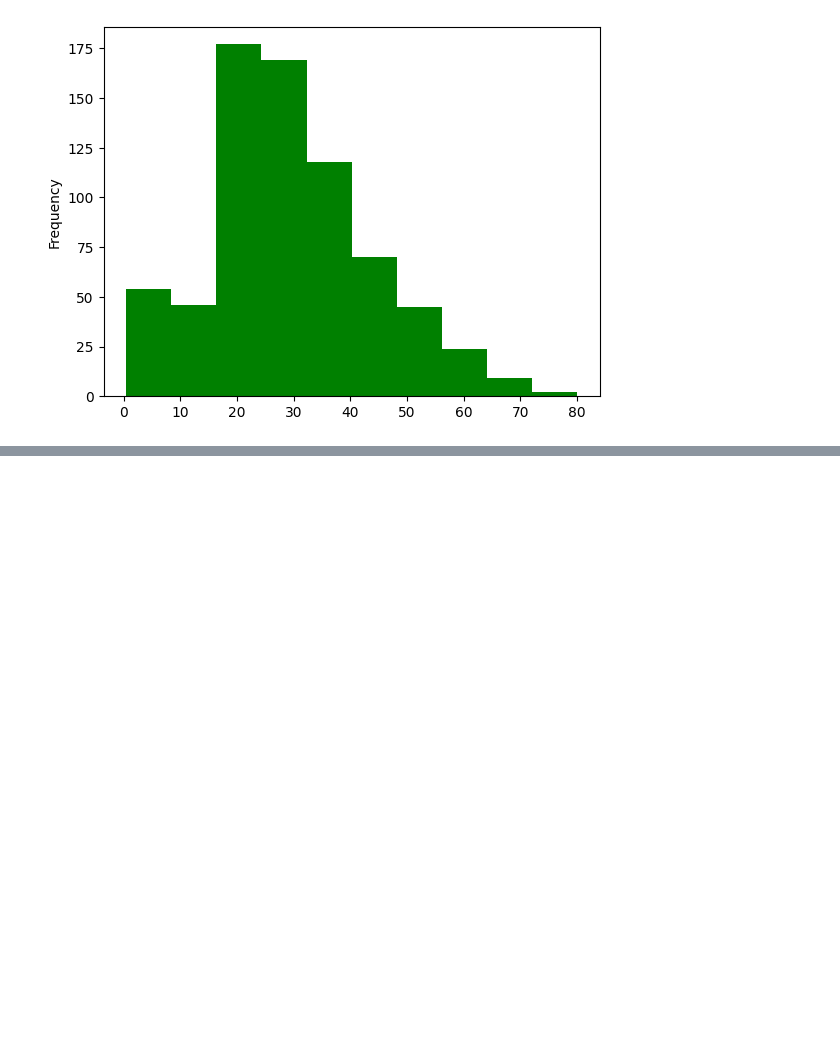
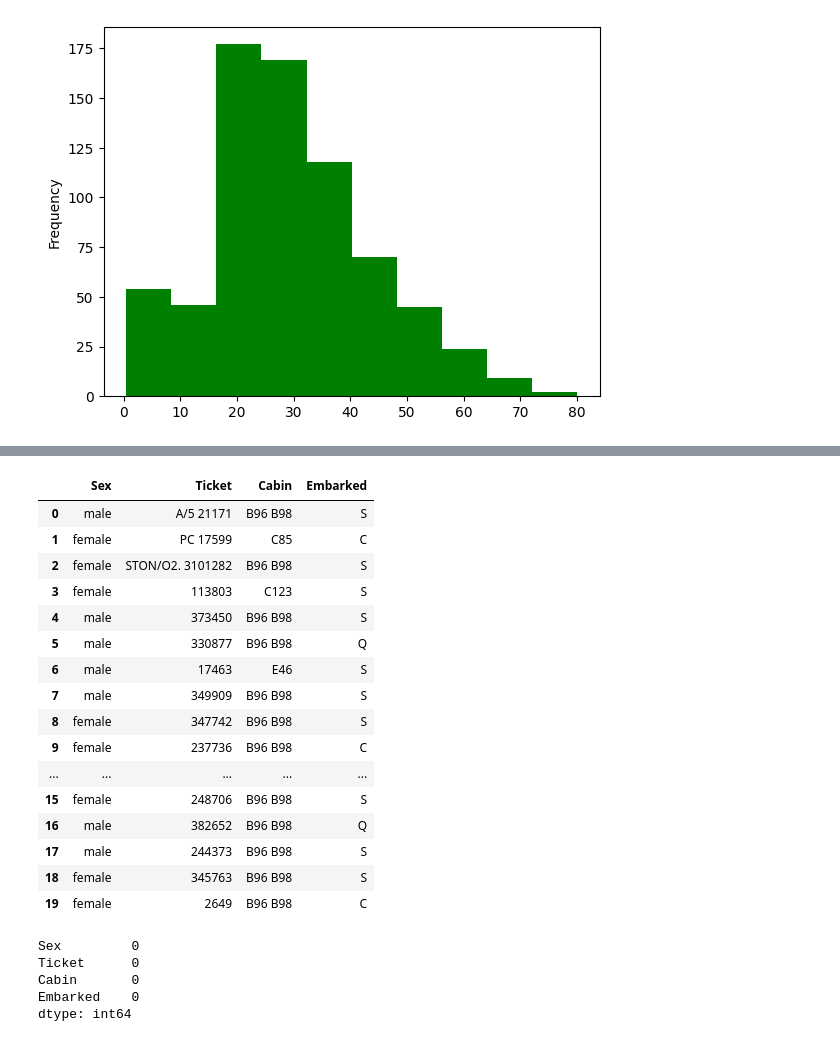
Before and after one commit to pabrokim/titanic, a Jupyter notebook: titanic.ipynb, the cells around one changed output, grey strips where cells are left out. Saved outputs shown, nothing was run; the diff lists cells and outputs as text; code cells hidden in the pictures; blank space fills up the shorter version.

```diff
--- a/titanic.ipynb
+++ b/titanic.ipynb
@@ -117,0 +127,31 @@ plt.title('Distribution with KDE Curve');
+# %%
+#fill missing values in categorical variables
+cat_cols['Cabin']= cat_cols['Cabin'].fillna(cat_cols['Cabin'].mode()[0])
+cat_cols['Embarked'] = cat_cols['Embarked'].fillna(cat_cols['Embarked'].mode()[0])
+cat_cols.head(20)
+# %% [output]
+|  | Sex | Ticket | Cabin | Embarked |
+| 0 | male | A/5 21171 | B96 B98 | S |
+| 1 | female | PC 17599 | C85 | C |
+| 2 | female | STON/O2. 3101282 | B96 B98 | S |
+| 3 | female | 113803 | C123 | S |
+| 4 | male | 373450 | B96 B98 | S |
+| 5 | male | 330877 | B96 B98 | Q |
+| 6 | male | 17463 | E46 | S |
+| 7 | male | 349909 | B96 B98 | S |
+| 8 | female | 347742 | B96 B98 | S |
+| 9 | female | 237736 | B96 B98 | C |
+| ... | ... | ... | ... | ... |
+| 15 | female | 248706 | B96 B98 | S |
+| 16 | male | 382652 | B96 B98 | Q |
+| 17 | male | 244373 | B96 B98 | S |
+| 18 | female | 345763 | B96 B98 | S |
+| 19 | female | 2649 | B96 B98 | C |
+# %%
+cat_cols.isnull().sum()
+# %% [output]
+Sex         0
+Ticket      0
+Cabin       0
+Embarked    0
+dtype: int64
```
Also changed, not shown: parts of 2 cells of this notebook.
